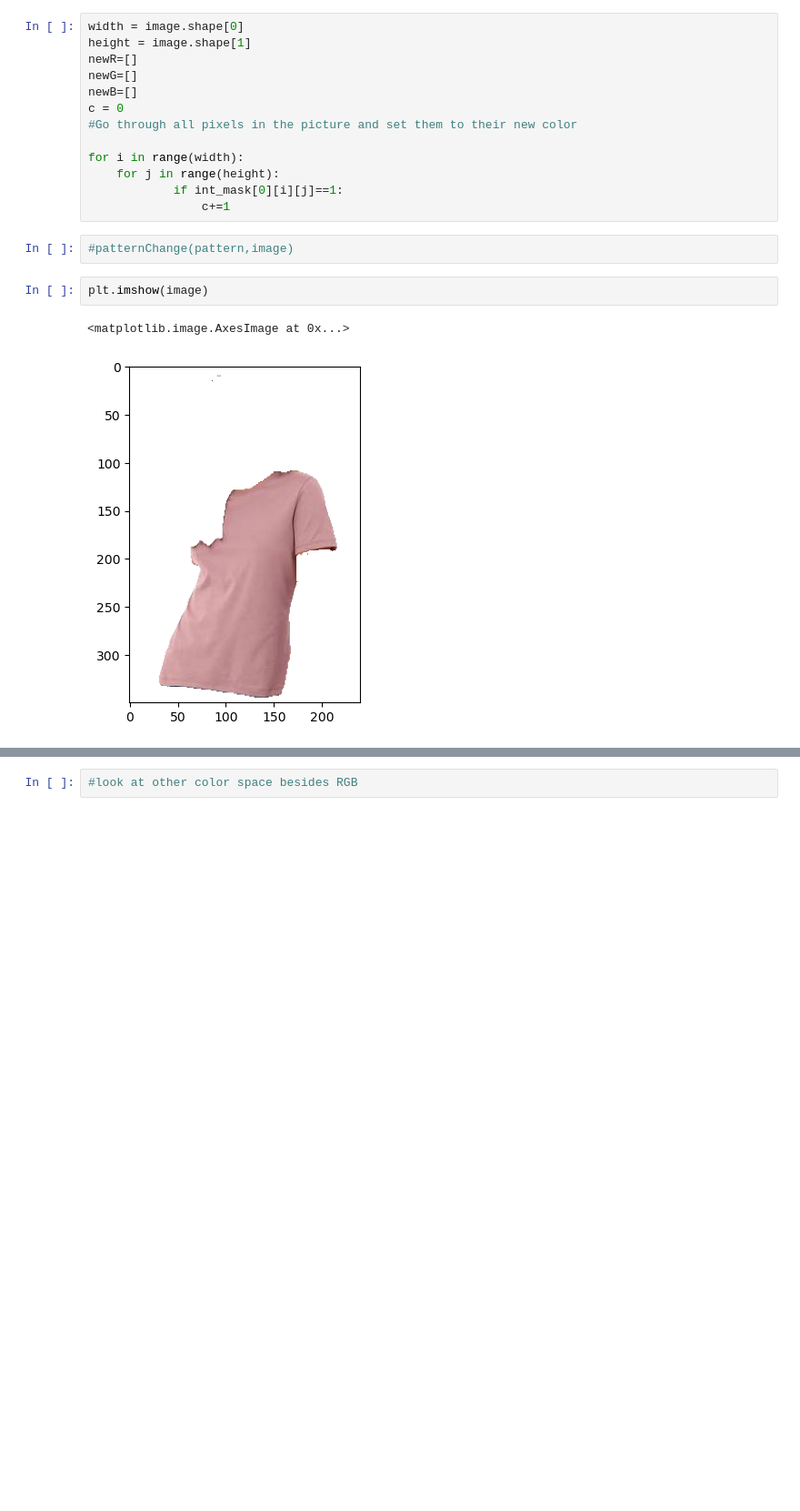
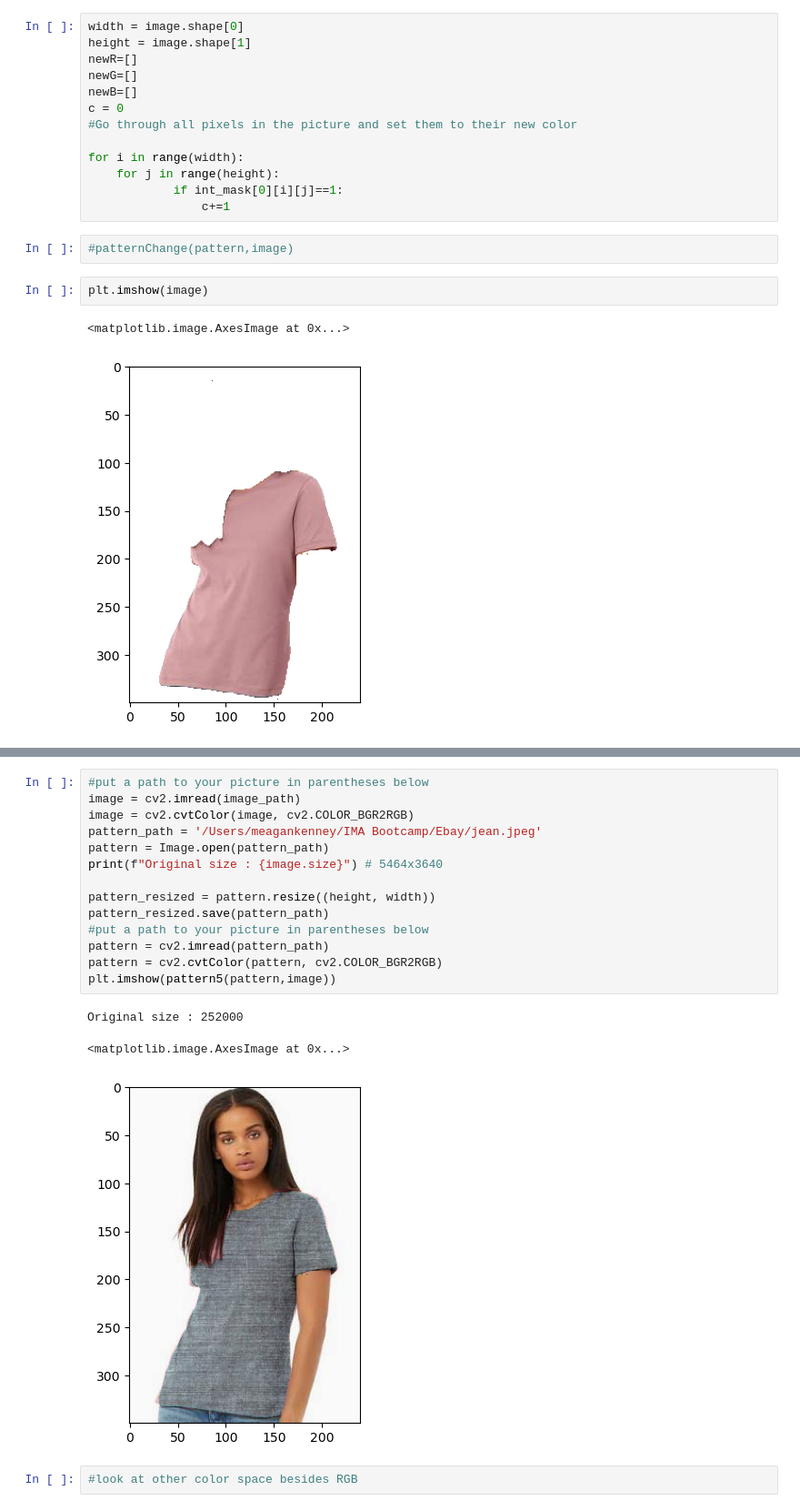
Before and after one commit to chrisromanmiller/VisualSearch, a Jupyter notebook: Patterns.ipynb, the cells around one changed output, grey strips where cells are left out. Shown at 91% size. Saved outputs shown, nothing was run; the diff lists cells and outputs as text; blank space fills up the shorter version.

```diff
--- a/Patterns.ipynb
+++ b/Patterns.ipynb
@@ -384,2 +511,20 @@ plt.imshow(pattern4(pattern,image))
+# %%
+#put a path to your picture in parentheses below
+image = cv2.imread(image_path)
+image = cv2.cvtColor(image, cv2.COLOR_BGR2RGB)
+pattern_path = '/Users/meagankenney/IMA Bootcamp/Ebay/jean.jpeg'
+pattern = Image.open(pattern_path)
+print(f"Original size : {image.size}") # 5464x3640
+
+pattern_resized = pattern.resize((height, width))
+pattern_resized.save(pattern_path)
+#put a path to your picture in parentheses below
+pattern = cv2.imread(pattern_path)
+pattern = cv2.cvtColor(pattern, cv2.COLOR_BGR2RGB)
+plt.imshow(pattern5(pattern,image))
+# %% [output]
+Original size : 252000
+<matplotlib.image.AxesImage at 0x...>
+[figure, added]
 # %%
 #look at other color space besides RGB
```
Also changed, not shown: parts of 15 cells of this notebook, 1 other file.
